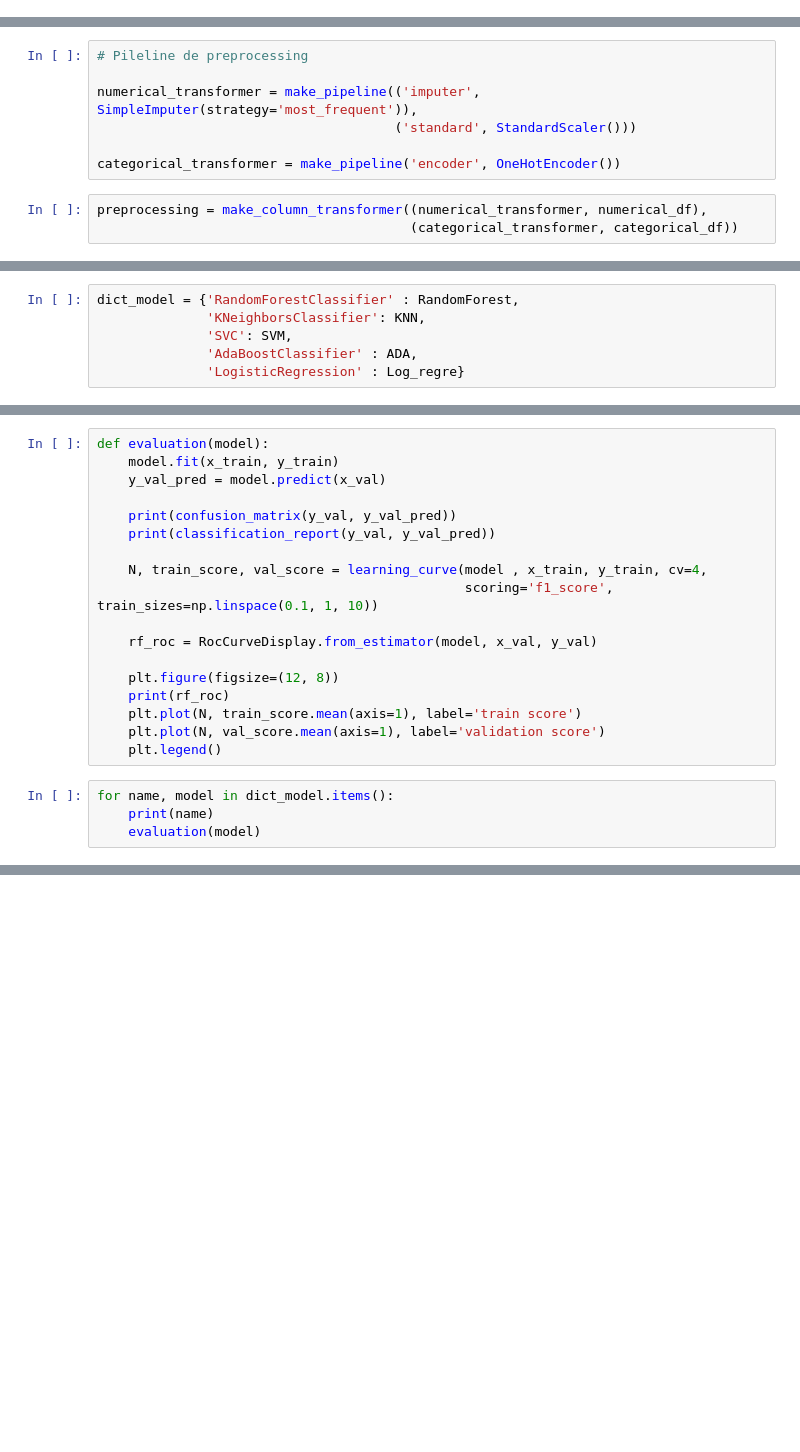
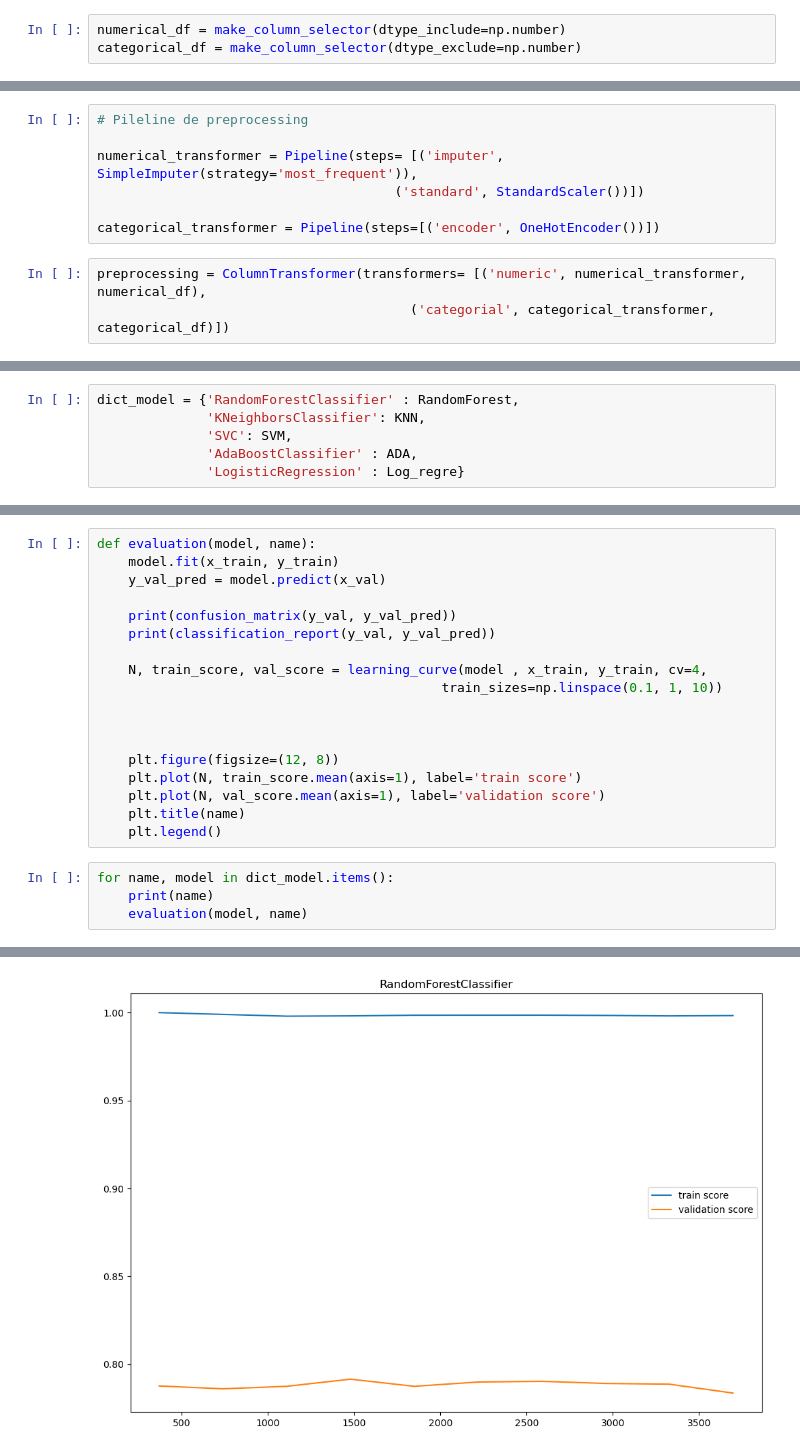
Before and after one commit to ChrystalDatascience/Projet-Telecom, a Jupyter notebook: Notebook_Churn.ipynb, the cells around one changed output, grey strips where cells are left out. Drawn from its saved outputs; the diff is of its cells as text; blank space fills up the shorter version.

```diff
--- a/Notebook_Churn.ipynb
+++ b/Notebook_Churn.ipynb
@@ -168,0 +417,3 @@ categorical_df = train.select_dtypes(include='object')
+# %%
+numerical_df = make_column_selector(dtype_include=np.number)
+categorical_df = make_column_selector(dtype_exclude=np.number)
@@ -169,10 +424,10 @@ categorical_df = train.select_dtypes(include='object')
 # %%
 # Pileline de preprocessing
 
-numerical_transformer = make_pipeline(('imputer', SimpleImputer(strategy='most_frequent')),
-                                      ('standard', StandardScaler()))
+numerical_transformer = Pipeline(steps= [('imputer', SimpleImputer(strategy='most_frequent')),
+                                      ('standard', StandardScaler())])
 
-categorical_transformer = make_pipeline('encoder', OneHotEncoder())
+categorical_transformer = Pipeline(steps=[('encoder', OneHotEncoder())])
 # %%
-preprocessing = make_column_transformer((numerical_transformer, numerical_df),
-                                        (categorical_transformer, categorical_df))
+preprocessing = ColumnTransformer(transformers= [('numeric', numerical_transformer, numerical_df),
+                                        ('categorial', categorical_transformer, categorical_df)])
@@ -200,5 +464,5 @@ x_val, y_val = cut_x_y(valide)
 # %%
-def evaluation(model):
+def evaluation(model, name):
     model.fit(x_train, y_train)
     y_val_pred = model.predict(x_val)
 
@@ -206,16 +470,17 @@ def evaluation(model):
     print(classification_report(y_val, y_val_pred))
 
     N, train_score, val_score = learning_curve(model , x_train, y_train, cv=4,
-                                               scoring='f1_score', train_sizes=np.linspace(0.1, 1, 10))
+                                            train_sizes=np.linspace(0.1, 1, 10))
 
-    rf_roc = RocCurveDisplay.from_estimator(model, x_val, y_val)
+
 
     plt.figure(figsize=(12, 8))
-    print(rf_roc)
     plt.plot(N, train_score.mean(axis=1), label='train score')
     plt.plot(N, val_score.mean(axis=1), label='validation score')
+    plt.title(name)
     plt.legend()
 # %%
 for name, model in dict_model.items():
     print(name)
-    evaluation(model)
+    evaluation(model, name)
+# %% [output]
@@ -221,0 +521 @@ for name, model in dict_model.items():
+[figure, added]
```
Also changed, not shown: parts of 62 cells of this notebook, 31 other files.
